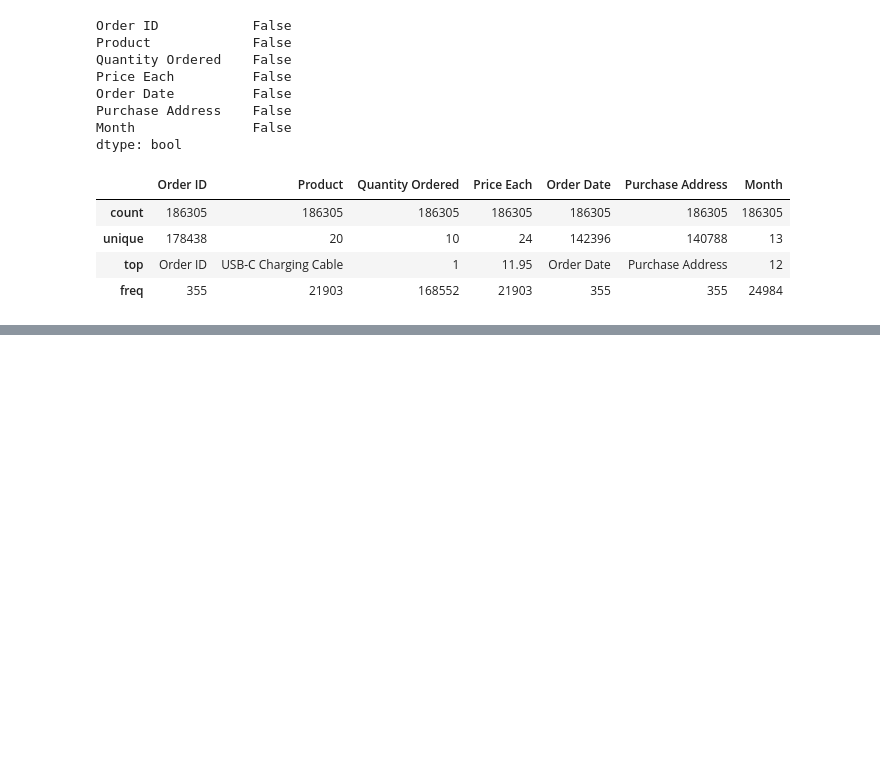
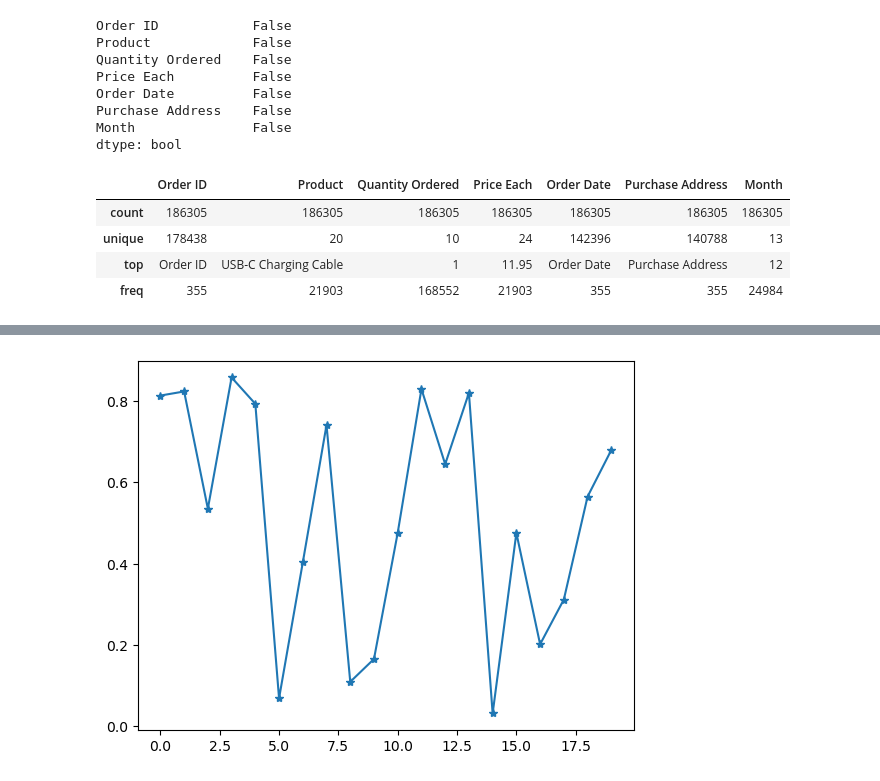
Before and after one commit to db-keli/data-science, a Jupyter notebook: task1.ipynb, the cells around one changed output, grey strips where cells are left out. Cells and saved outputs as stored; diff of their text form; code cells hidden in the pictures; blank space fills up the shorter version.

```diff
--- a/task1.ipynb
+++ b/task1.ipynb
@@ -57,0 +213,5 @@ all_data["Month"] = all_data[]
+# %%
+plt.plot(np.random.rand(20), '*-')
+plt.show()
+# %% [output]
+[figure, added]
```
Also changed, not shown: parts of 27 cells of this notebook, 1 other file.
